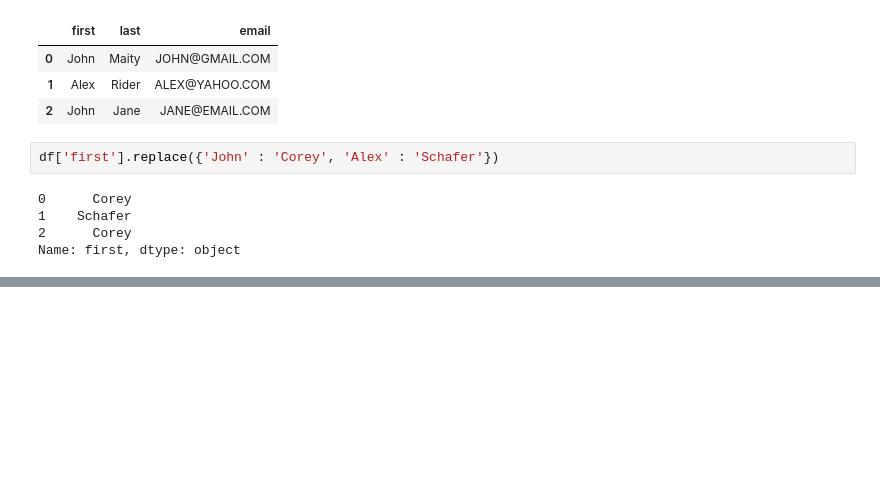
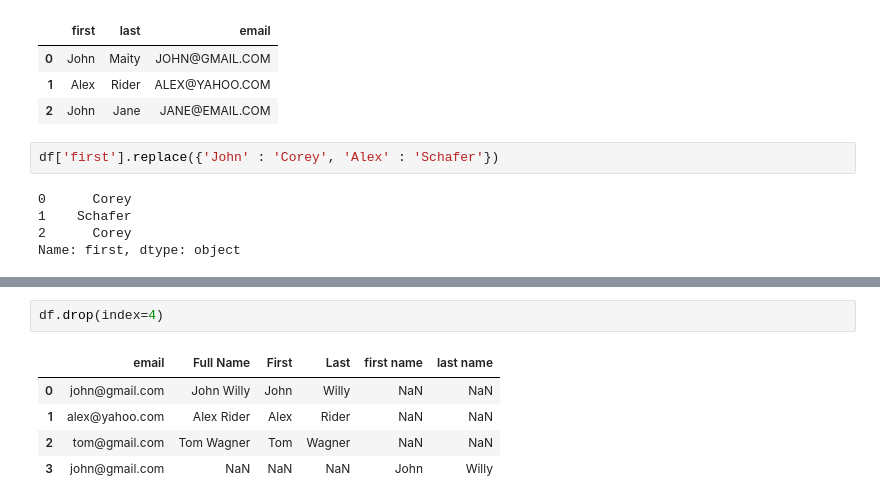
Before and after one commit to AbhishekMaity001/Python-Code-Snippets, a Jupyter notebook: Pandas/Pandas codes-1.ipynb, the cells around one changed output, grey strips where cells are left out. Cells and saved outputs as stored; diff of their text form; blank space fills up the shorter version.

```diff
--- a/Pandas/Pandas codes-1.ipynb
+++ b/Pandas/Pandas codes-1.ipynb
@@ -472,0 +591,8 @@ Name: first, dtype: object
+# %%
+df.drop(index=4)
+# %% [output]
+|  | email | Full Name | First | Last | first name | last name |
+| 0 | john@gmail.com | John Willy | John | Willy | NaN | NaN |
+| 1 | alex@yahoo.com | Alex Rider | Alex | Rider | NaN | NaN |
+| 2 | tom@gmail.com | Tom Wagner | Tom | Wagner | NaN | NaN |
+| 3 | john@gmail.com | NaN | NaN | NaN | John | Willy |
```
Also changed, not shown: parts of 29 cells of this notebook, 4 other files.
